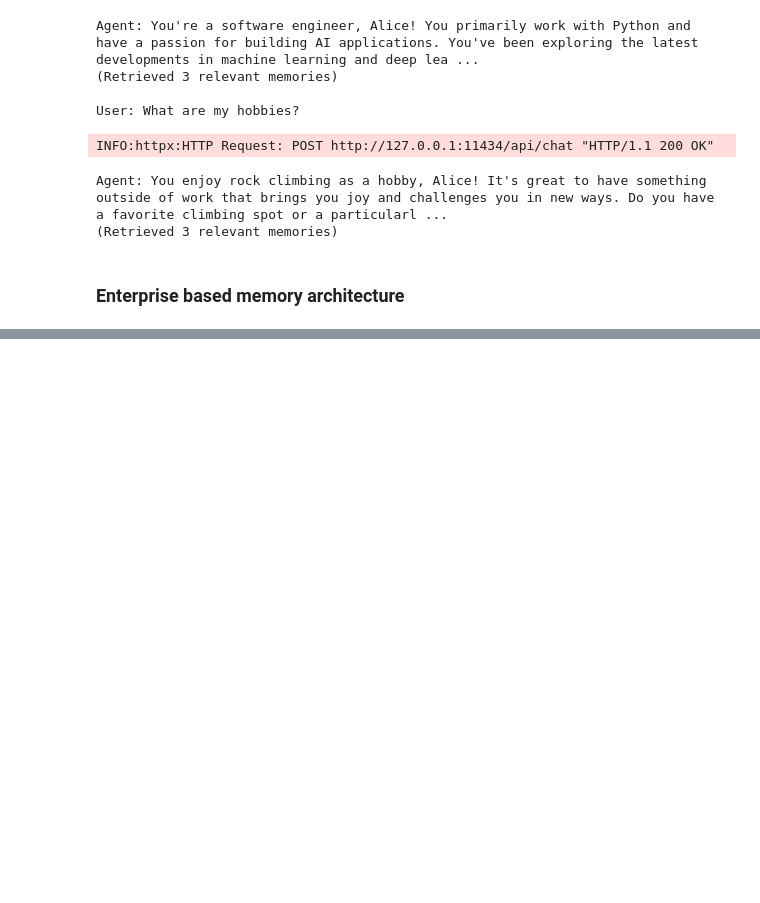
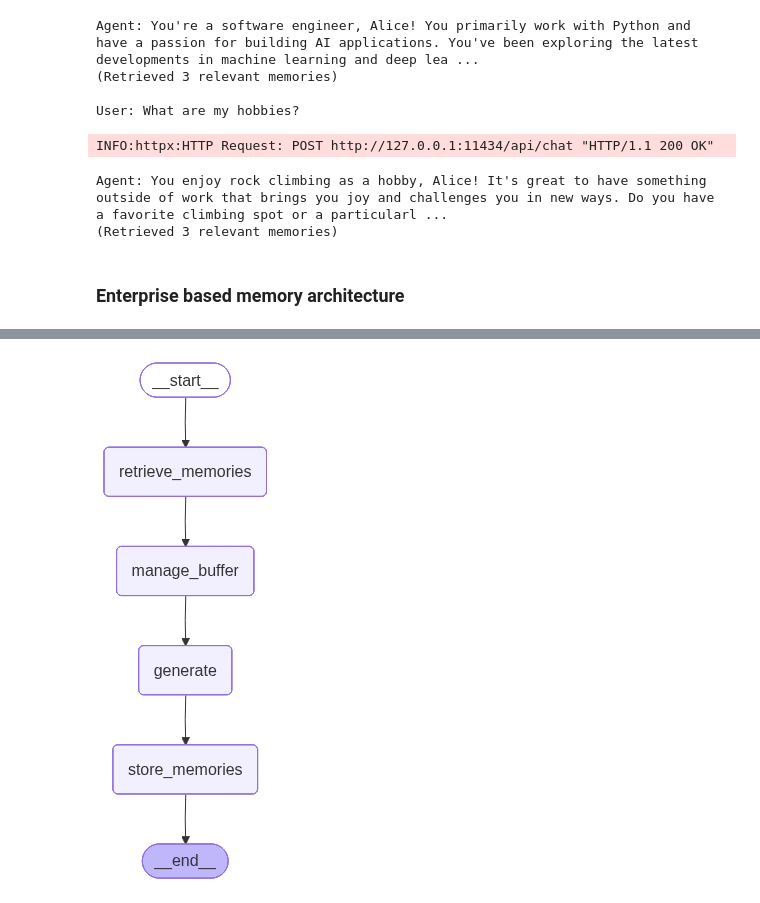
Before and after one commit to alokpadhi/langgraph-learning, a Jupyter notebook: notebooks/chapter9.ipynb, the cells around one changed output, grey strips where cells are left out. Drawn from its saved outputs; the diff is of its cells as text; code cells hidden in the pictures; blank space fills up the shorter version.

Commit message:
production grade memory managemnt in agent

```diff
--- a/notebooks/chapter9.ipynb
+++ b/notebooks/chapter9.ipynb
@@ -1459,5 +1463,10 @@ workflow.add_edge("generate", "store_memories")
 workflow.add_edge("store_memories", END)
 
 # Compile with checkpointing
-checkpointer = SqliteSaver.from_conn_string("./production_memory_agent.db")
+conn = sqlite3.connect("production_memory_agent.db", check_same_thread=False)
+checkpointer = SqliteSaver(conn)
 production_memory_agent = workflow.compile(checkpointer=checkpointer)
+# %%
+display(Image(production_memory_agent.get_graph().draw_mermaid_png()))
+# %% [output]
+[figure, added]
```
Also changed, not shown: parts of 5 cells of this notebook, 1 other file.
